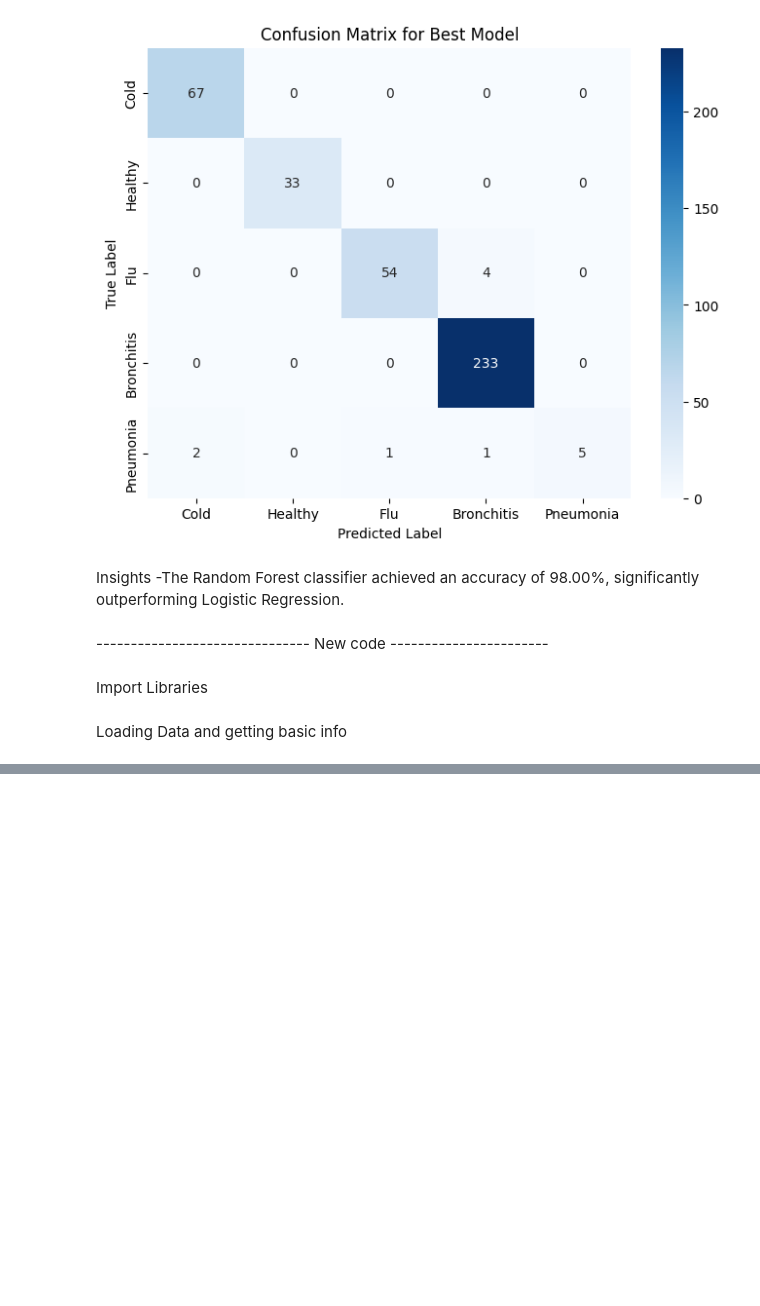
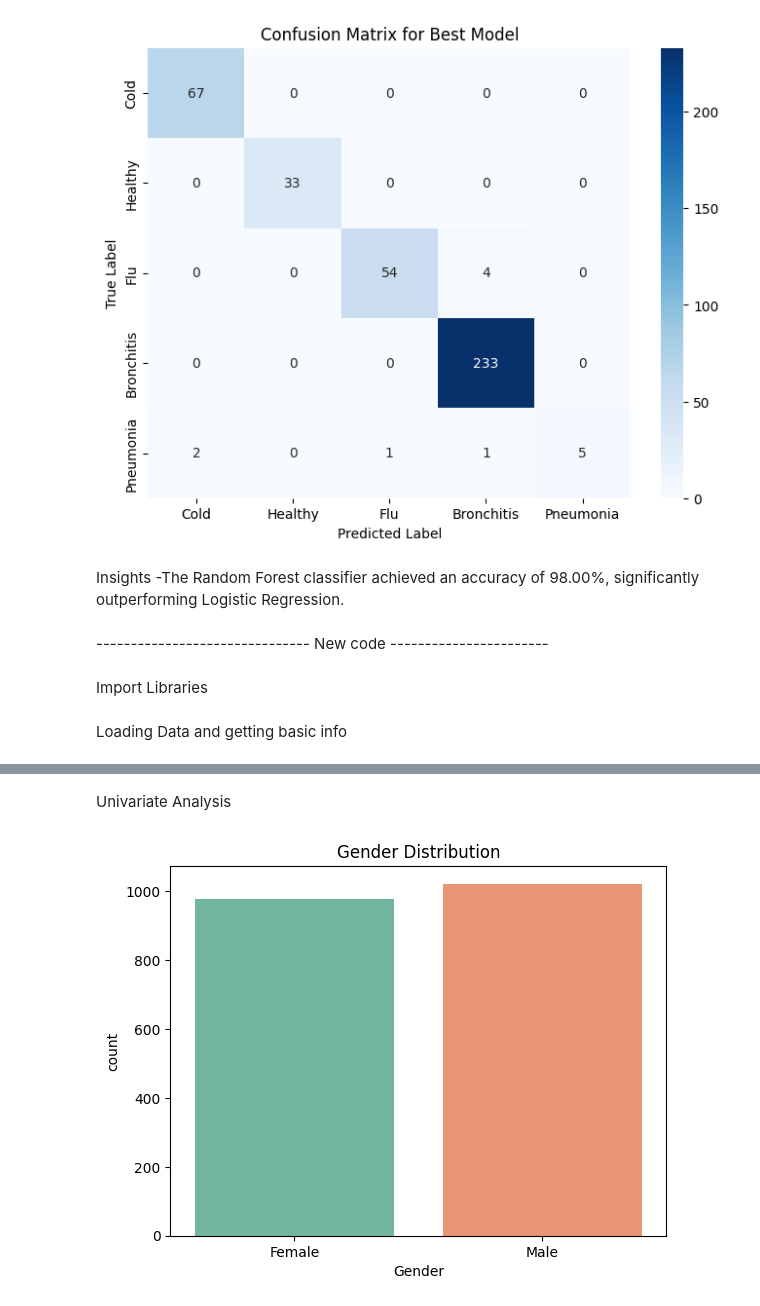
Before and after one commit to MuhammadAkmal03/HealthCareProject, a Jupyter notebook: Prediction_module/notebook/disease_prediction.ipynb, the cells around one changed output, grey strips where cells are left out. Cells and saved outputs as stored; diff of their text form; code cells hidden in the pictures; blank space fills up the shorter version.

```diff
--- a/Prediction_module/notebook/disease_prediction.ipynb
+++ b/Prediction_module/notebook/disease_prediction.ipynb
@@ -554 +560,18 @@ df
 2000 rows × 14 columns
+# %%
+# Convert categorical columns to category dtype
+cat_cols = ["Gender", "Symptom_1", "Symptom_2", "Symptom_3",
+            "Diagnosis", "Severity", "Treatment_Plan"]
+
+for col in cat_cols:
+    if col in df.columns:
+        df[col] = df[col].astype("category")
+# %% [markdown]
+Univariate Analysis
+# %%
+# Gender counts
+sns.countplot(data=df, x="Gender",hue="Gender", palette="Set2")
+plt.title("Gender Distribution")
+plt.show()
+# %% [output]
+[figure, added]
```
Also changed, not shown: parts of 23 cells of this notebook.
